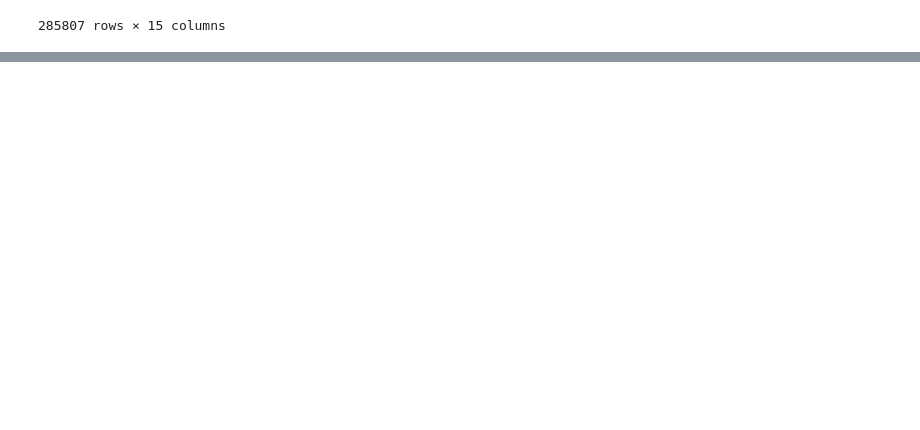
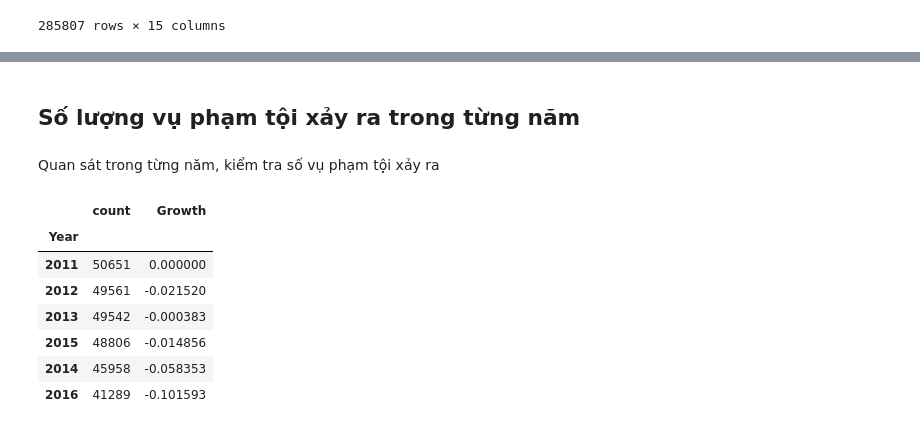
Before and after one commit to Miruku2201/VisualizeLab02, a Jupyter notebook: EDA.ipynb, the cells around one changed output, grey strips where cells are left out. Saved outputs shown, nothing was run; the diff lists cells and outputs as text; code cells hidden in the pictures; blank space fills up the shorter version.

```diff
--- a/EDA.ipynb
+++ b/EDA.ipynb
@@ -299,0 +374,18 @@ df
+# %% [markdown]
+## __Số lượng vụ phạm tội xảy ra trong từng năm__
+# %% [markdown]
+Quan sát trong từng năm, kiểm tra số vụ phạm tội xảy ra
+# %%
+yearCrime_df = df['Year'].value_counts().to_frame(name = 'count')
+yearCrime_df['Growth'] = yearCrime_df['count'].pct_change(periods=1)
+yearCrime_df['Growth'].iloc[(0)] = 0
+yearCrime_df
+# %% [output]
+|  | count | Growth |
+| Year |  |  |
+| 2011 | 50651 | 0.000000 |
+| 2012 | 49561 | -0.021520 |
+| 2013 | 49542 | -0.000383 |
+| 2015 | 48806 | -0.014856 |
+| 2014 | 45958 | -0.058353 |
+| 2016 | 41289 | -0.101593 |
```
Also changed, not shown: parts of 7 cells of this notebook, 1 other file.
